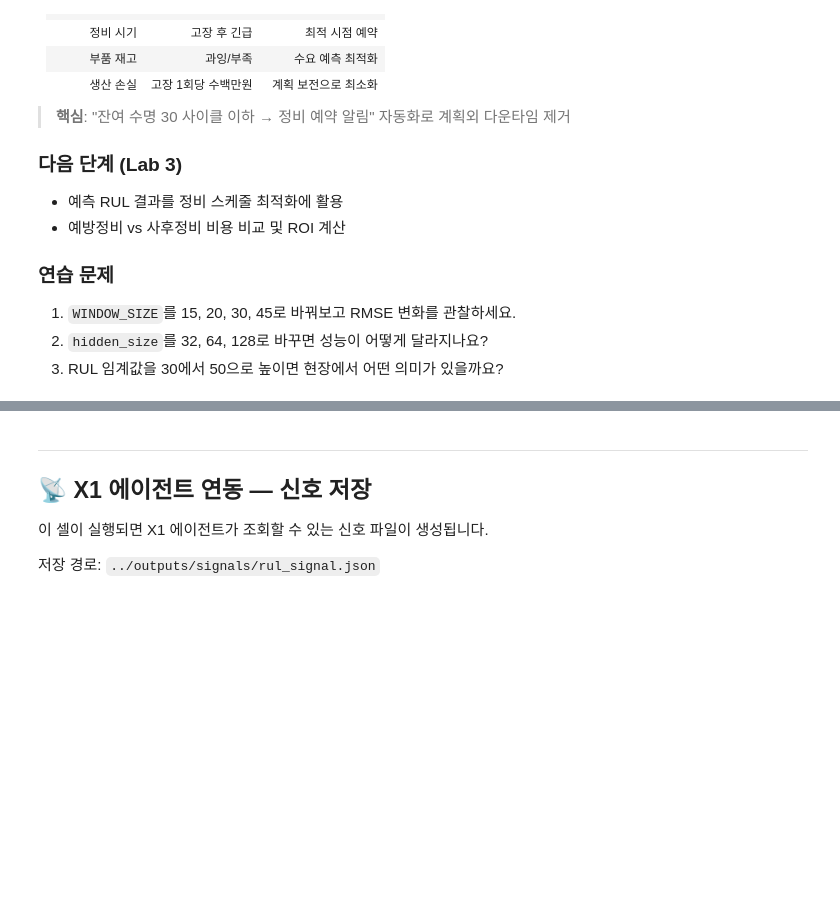
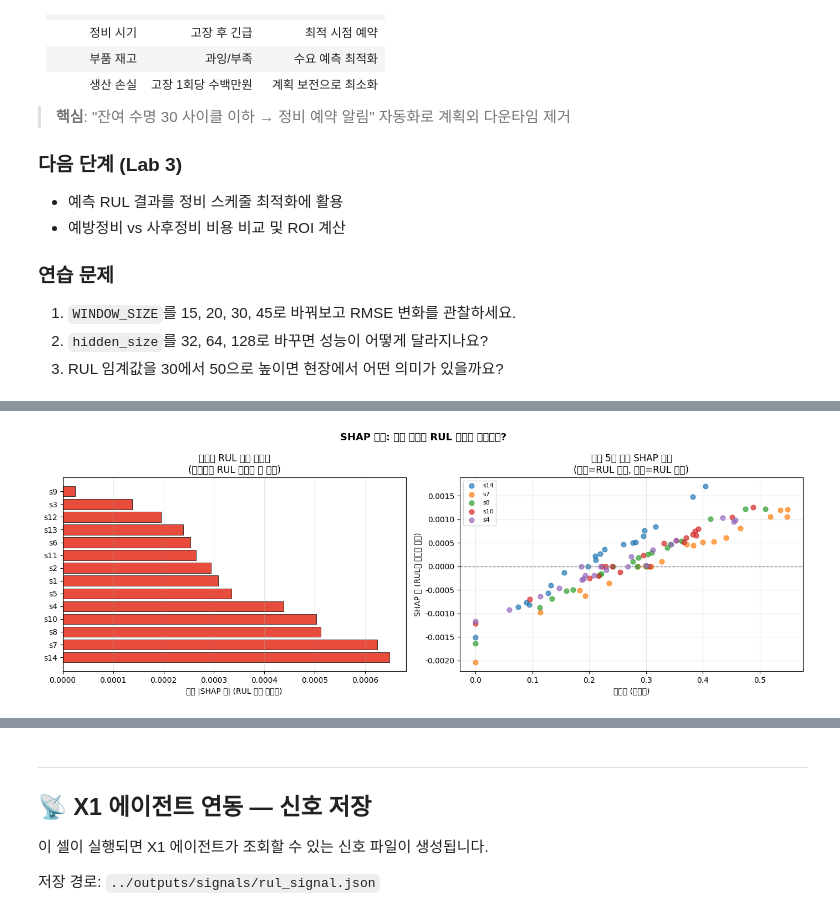
Before and after one commit to manufacturing-ai-koreatechac/track-a2-autoencoder-rul, a Jupyter notebook: notebooks/02_lstm_rul_prediction.ipynb, the cells around one changed output, grey strips where cells are left out. Cells and saved outputs as stored; diff of their text form; code cells hidden in the pictures; blank space fills up the shorter version.

Commit message:
feat(nb02): SHAP KernelExplainer로 LSTM 센서 피처 중요도 분석 추가

```diff
--- a/notebooks/02_lstm_rul_prediction.ipynb
+++ b/notebooks/02_lstm_rul_prediction.ipynb
@@ -814,0 +824,95 @@ else:
+# %%
+# ============================================================
+# SHAP 분석 — 센서별 RUL 예측 기여도
+# pip install shap
+# ============================================================
+try:
+    import shap
+    SHAP_AVAILABLE = True
+except ImportError:
+    SHAP_AVAILABLE = False
+    print('⚠️  SHAP 미설치 → pip install shap')
+
+if SHAP_AVAILABLE:
+    import warnings
+    warnings.filterwarnings('ignore')
+
+    # SHAP용 PyTorch 모델 래퍼 함수
+    # KernelExplainer는 (n_samples, n_features) 2D array를 요구
+    # LSTM 입력 (batch, window, features) → 마지막 타임스텝만 사용
+    def model_predict(X_np: np.ndarray) -> np.ndarray:
+        """SHAP KernelExplainer용 예측 함수 (마지막 타임스텝 특성 사용)"""
+        model.eval()
+        with torch.no_grad():
+            # 2D 입력 → (batch, 1, features)로 LSTM에 전달
+            X_t = torch.FloatTensor(X_np).unsqueeze(1).to(device)
+            y_pred = model(X_t).cpu().numpy().flatten()
+        return y_pred
+
+    # 배경 데이터: X_train에서 마지막 타임스텝 특성 추출
+    n_background = min(30, len(X_train))
+    bg_idx = np.random.choice(len(X_train), n_background, replace=False)
+    X_background = X_train[bg_idx, -1, :]  # (n_bg, features) — 마지막 타임스텝
+
+    # 설명 대상: X_test 일부에서 마지막 타임스텝 추출
+    n_explain = min(20, len(X_test))
+    X_explain = X_test[:n_explain, -1, :]  # (n, features)
+
+    # KernelExplainer 초기화 및 SHAP 값 계산
+    print('SHAP KernelExplainer 초기화 중...')
+    explainer = shap.KernelExplainer(model_predict, X_background)
+
+    print(f'SHAP 값 계산 중... ({n_explain}개 샘플, nsamples=50)')
+    shap_values = explainer.shap_values(X_explain, nsamples=50, silent=True)
+    print('✅ SHAP 계산 완료!')
+
+    # 특성 이름 (센서 레이블)
+    n_features = X_explain.shape[1]
+    feature_names = [f's{i+1}' for i in range(n_features)]
+
+    # 특성 중요도 (평균 |SHAP 값|)
+    mean_abs_shap = np.abs(shap_values).mean(axis=0)
+    sorted_idx = np.argsort(mean_abs_shap)[::-1]
+
+    fig, axes = plt.subplots(1, 2, figsize=(14, 5))
+
+    # 막대 그래프: 피처 중요도
+    axes[0].barh(
+        [feature_names[i] for i in sorted_idx],
+        mean_abs_shap[sorted_idx],
+        color='#e74c3c', edgecolor='black', linewidth=0.5
+    )
+    axes[0].set_xlabel('평균 |SHAP 값| (RUL 예측 기여도)')
+    axes[0].set_title('센서별 RUL 예측 중요도\n(높을수록 RUL 예측에 큰 영향)')
+    axes[0].grid(axis='x', alpha=0.3)
+
+    # 산점도: 상위 5개 센서 SHAP 분포
+    top5_idx = sorted_idx[:5]
+    for fi in top5_idx:
+        axes[1].scatter(
+            X_explain[:, fi],
+            shap_values[:, fi],
+            alpha=0.7, s=40,
+            label=feature_names[fi]
+        )
+
+    axes[1].axhline(0, color='gray', linestyle='--', linewidth=1)
+    axes[1].set_xlabel('센서값 (정규화)')
+    axes[1].set_ylabel('SHAP 값 (RUL에 미치는 영향)')
+    axes[1].set_title('상위 5개 센서 SHAP 분포\n(양수=RUL 증가, 음수=RUL 감소)')
+    axes[1].legend(fontsize=8)
+    axes[1].grid(alpha=0.3)
+
+    plt.suptitle('SHAP 분석: 어떤 센서가 RUL 예측에 중요한가?',
+                fontsize=13, fontweight='bold')
+    plt.tight_layout()
+    plt.show()
+
+    # 결과 해석
+    top3 = [feature_names[i] for i in sorted_idx[:3]]
+    print(f'\n🏆 RUL 예측에 가장 중요한 센서 Top-3: {top3}')
+    print('\n💡 해석 가이드:')
+    print('  - SHAP > 0: 해당 센서값이 높으면 RUL 예측 증가 (설비 건강)')
+    print('  - SHAP < 0: 해당 센서값이 높으면 RUL 예측 감소 (열화 신호)')
+    print('  - |SHAP| 크기: 예측 기여도')
+# %% [output]
@@ -814,0 +922 @@ else:
+[figure, added]
```
Also changed, not shown: parts of 2 cells of this notebook.
